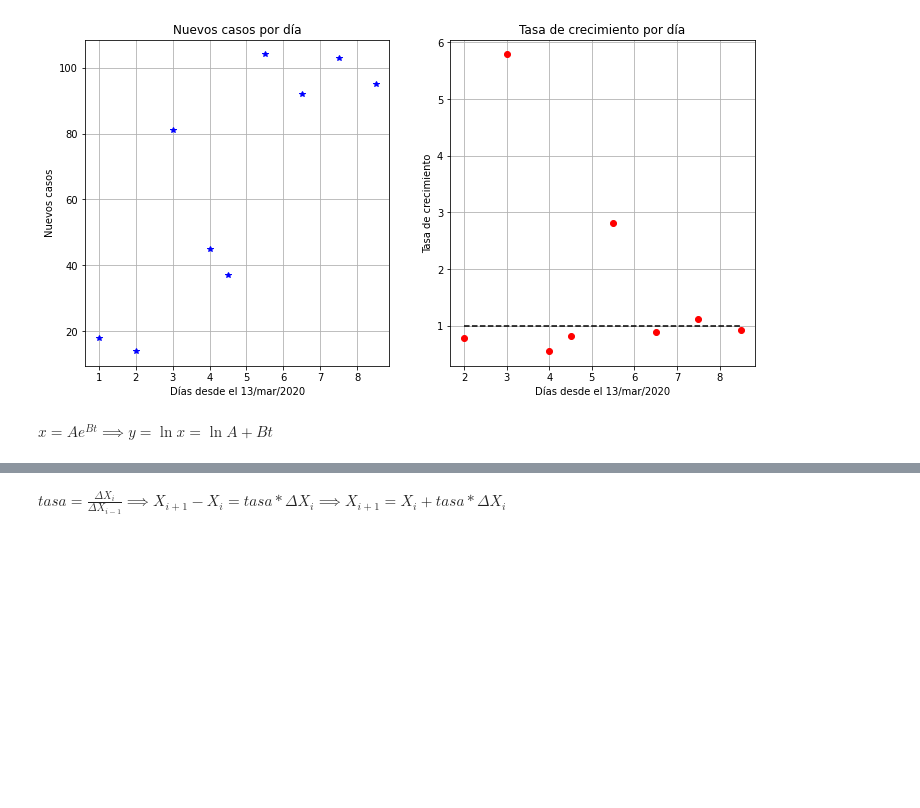
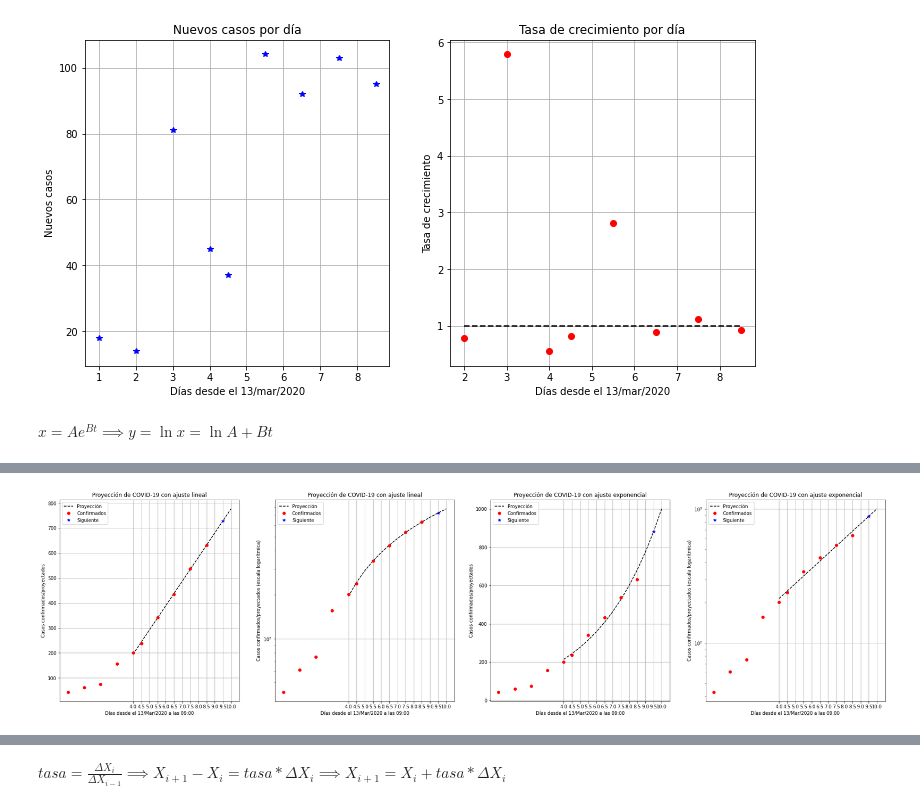
Before and after one commit to DiegoRomanCortes/Regresiones, a Jupyter notebook: proyeccion.ipynb, the cells around one changed output, grey strips where cells are left out. Drawn from its saved outputs; the diff is of its cells as text; code cells hidden in the pictures; blank space fills up the shorter version.

Commit message:
Comparación entre lineal y exponencial (lineal es más concordante con los datos).

```diff
--- a/proyeccion.ipynb
+++ b/proyeccion.ipynb
@@ -102 +51,83 @@ plt.grid()
+# %%
+t_1 = t[4:]
+x_1 = x[4:]
+
+t_proy = np.arange(t_1[0], len(t) + 0.5, 0.5)
+# %%
+plt.figure(figsize=[8*4,8])
+
+
+z = np.polyfit(t_1, x_1,1)
+y = z[1] + z[0]*t_proy
+x_fit = y
+
+plt.subplot(141)
+plt.plot(t_proy, x_fit, "k--", label="Proyección")
+plt.plot(t, x, "ro", label="Confirmados")
+
+plt.xlabel("Días desde el 13/Mar/2020 a las 09:00")
+plt.ylabel("Casos confirmados/proyectados")
+plt.title("Proyección de COVID-19 con ajuste lineal")
+plt.xticks(t_proy)
+
+new_lineal= int(x_fit[-2])
+plt.plot(t[-1] + 1, new_lineal, "b*", label="Siguiente")
+
+plt.legend()
+plt.grid()
+
+plt.subplot(142)
+plt.plot(t_proy, x_fit, "k--", label="Proyección")
+plt.plot(t, x, "ro", label="Confirmados")
+
+plt.xlabel("Días desde el 13/Mar/2020 a las 09:00")
+plt.ylabel("Casos confirmados/proyectados (escala logarítmica)")
+plt.title("Proyección de COVID-19 con ajuste lineal")
+plt.xticks(t_proy)
+
+plt.plot(t[-1] + 1, new_lineal, "b*", label="Siguiente")
+#plt.scatter(t[-1] + 1, 632)
+
+plt.yscale("log")
+plt.legend()
+plt.grid()
+
+z = np.polyfit(t_1, np.log(x_1), 1) #retorna coeficientes de mayor a menor
+y = z[1] + z[0]*t_proy
+x_fit = np.exp(y) #y = ln(x)
+
+plt.subplot(143)
+plt.plot(t_proy, x_fit, "k--", label="Proyección")
+plt.plot(t, x, "ro", label="Confirmados")
+
+plt.xlabel("Días desde el 13/Mar/2020 a las 09:00")
+plt.ylabel("Casos confirmados/proyectados")
+plt.title("Proyección de COVID-19 con ajuste exponencial")
+plt.xticks(t_proy)
+
+new_exp = int(x_fit[-2])
+plt.plot(t[-1] + 1, new_exp, "b*", label="Siguiente")
+#plt.scatter(t[-1] + 1, 632)
+
+#plt.yscale("log")
+plt.legend()
+plt.grid()
+
+plt.subplot(144)
+plt.plot(t_proy, x_fit, "k--", label="Proyección")
+plt.plot(t, x, "ro", label="Confirmados")
+
+plt.xlabel("Días desde el 13/Mar/2020 a las 09:00")
+plt.ylabel("Casos confirmados/proyectados (escala logarítmica)")
+plt.title("Proyección de COVID-19 con ajuste exponencial")
+plt.xticks(t_proy)
+
+plt.plot(t[-1] + 1, new_exp, "b*", label="Siguiente")
+#plt.scatter(t[-1] + 1, 632)
+
+plt.yscale("log")
+plt.legend()
+plt.grid()
+# %% [output]
+[figure, added]
 # %%
```
Also changed, not shown: parts of 3 cells of this notebook.
